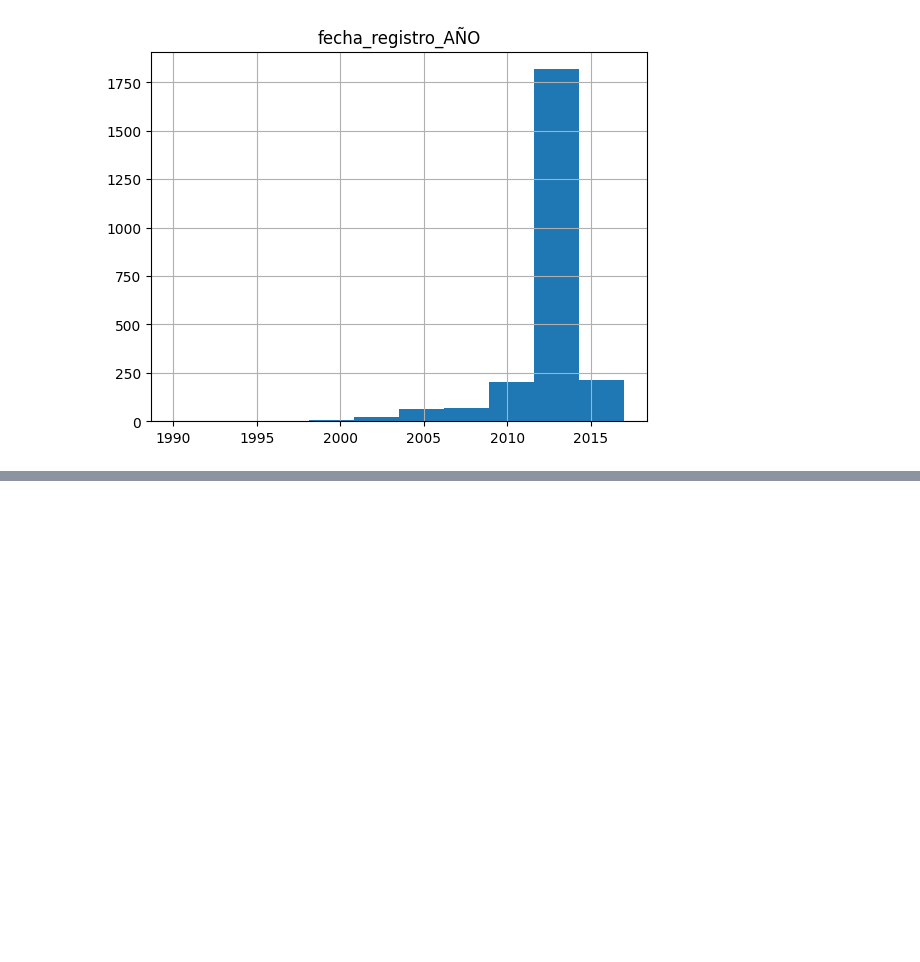
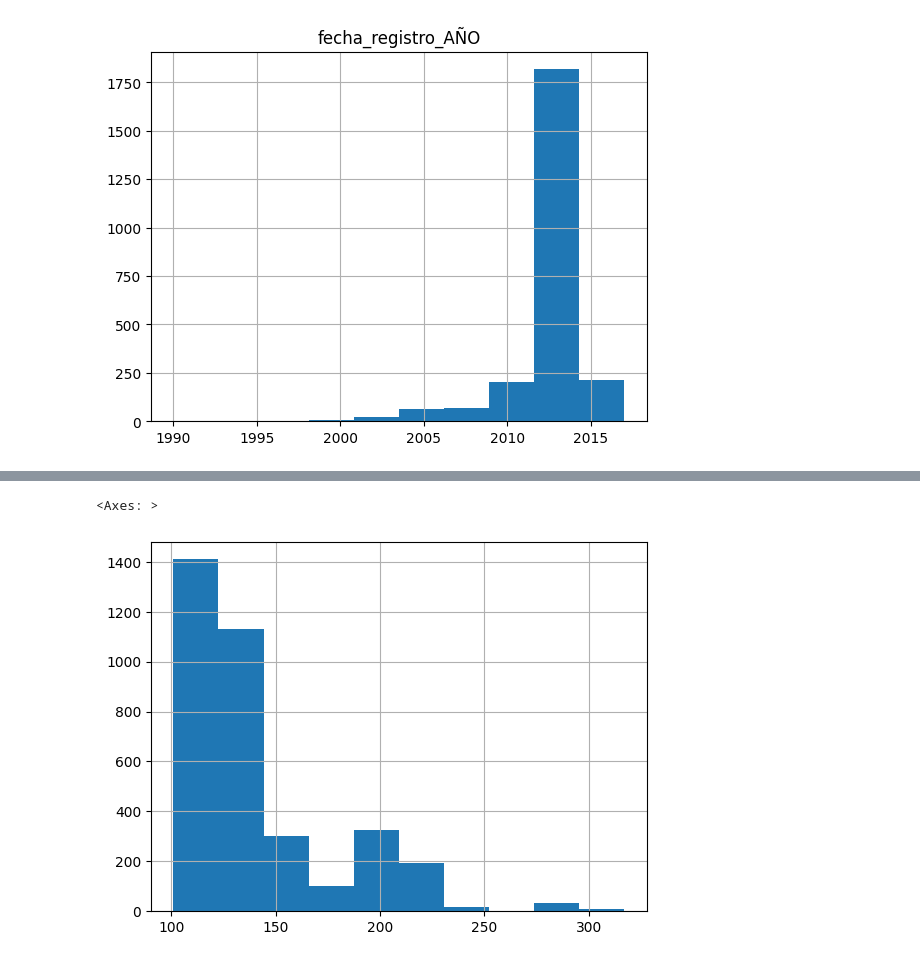
Before and after one commit to SyM97/primer_entregable, a Jupyter notebook: practica_entregable.ipynb, the cells around one changed output, grey strips where cells are left out. Drawn from its saved outputs; the diff is of its cells as text; code cells hidden in the pictures; blank space fills up the shorter version.

```diff
--- a/practica_entregable.ipynb
+++ b/practica_entregable.ipynb
@@ -148,0 +156,10 @@ i8                   1
+# %%
+df5_bmw = df4_bmw.copy()
+# %%
+# Quitamos los outliers de la columna 'potencia'.
+df5_bmw.drop(df5_bmw[((df5_bmw["potencia"]<=100) | (df5_bmw["potencia"]>=400))].index, inplace=True)
+# %%
+df5_bmw['potencia'].hist()
+# %% [output]
+<Axes: >
+[figure, added]
```
Also changed, not shown: parts of 6 cells of this notebook.
